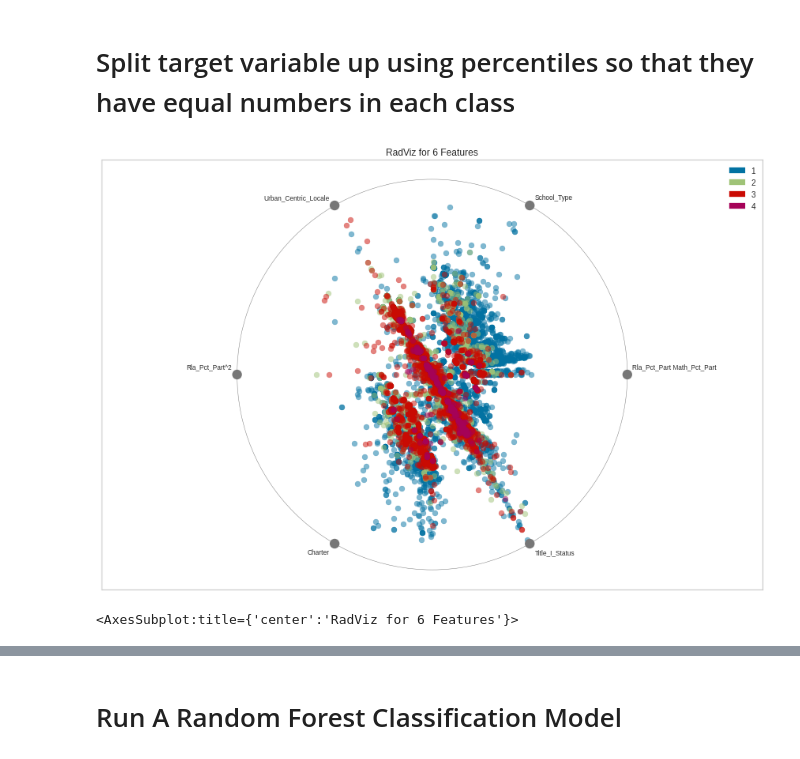
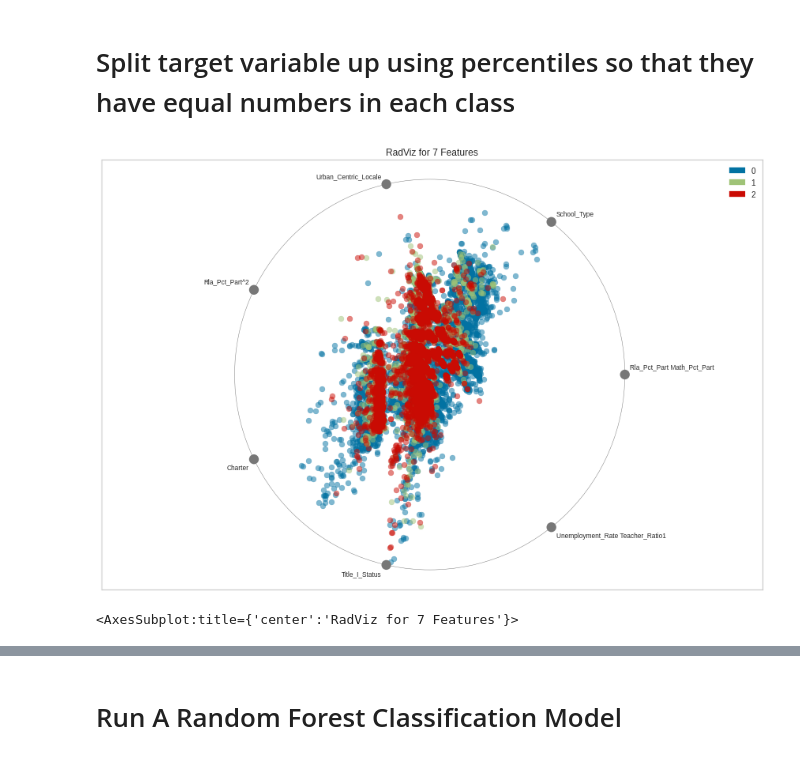
Before and after one commit to georgetown-analytics/student-outcomes, a Jupyter notebook: notebooks/feature_engineering_1.ipynb, the cells around one changed output, grey strips where cells are left out. Drawn from its saved outputs; the diff is of its cells as text; code cells hidden in the pictures.

Commit message:
Defining classification classes

```diff
--- a/notebooks/feature_engineering_1.ipynb
+++ b/notebooks/feature_engineering_1.ipynb
@@ -219,9 +219,9 @@ from sklearn.linear_model import Lasso
 onehotter = OneHotEncoder(drop_last=True,variables=categoricals)
 Xtrain_transformed = onehotter.fit_transform(Xtrain)
 labels = list(map(lambda s: s.title(), Xtrain_transformed.columns.tolist()))
-viz_rf = FeatureImportances(pipe2._final_estimator, labels=labels, relative=True,size=(1080,720),topn=60)
+viz_rf = FeatureImportances(pipe2._final_estimator, labels=labels, relative=True,size=(1080,720),topn=40)
 # Fit and show the feature importances
 viz_rf.fit(Xtrain, ytrain)
-viz_rf.fig.savefig("../figures/RandomForest_Feature_Importances_DatasetB.png")
+viz_rf.fig.savefig("../figures/feature_importance_random_forest_datasetB.png")
 plt.title(viz_rf._get_topn_title())
 # %% [output]
@@ -344,7 +293,7 @@ df['Rla_Pct_Part^2'] = df.Rla_Pct_Part * df.Rla_Pct_Part
 df['Rla_Pct_Part Math_Pct_Part'] = df.Rla_Pct_Part * df.Math_Pct_Part
 df['Free_Lunch_Teacher_Ratio1'] = df.Free_Lunch * df.Teacher_Ratio1
 df['Unemployment_Rate_Num_Grades'] = df.Unemployment_Rate * df.Num_Grades
-df['Unemployment_Rate_Teacher_Ratio1'] = df.Unemployment_Rate * df.Teacher_Ratio1
+df['Unemployment_Rate Teacher_Ratio1'] = df.Unemployment_Rate * df.Teacher_Ratio1
 # %% [markdown]
 # Re-run Model On Reduced Feature Set
 # %%
@@ -474,6 +406,6 @@ Xtrain.head()
 | 6980 | 58 | 36.502930 | 42.0 | 3.0 | 1.0 | 9.0 | ... |
 | 51783 | 75 | 40.724238 | 11.0 | 4.0 | 1.0 | 6.0 | ... |
 # %%
-features = ['Rla_Pct_Part Math_Pct_Part', 'School_Type','Urban_Centric_Locale','Rla_Pct_Part^2','Charter','Title_I_Status']
+features = ['Rla_Pct_Part Math_Pct_Part', 'School_Type','Urban_Centric_Locale','Rla_Pct_Part^2','Charter','Title_I_Status','Unemployment_Rate Teacher_Ratio1']
 Xtrain[features]
 # %% [output]
@@ -510,16 +442,16 @@ visualizer.show()
 # Split target variable up using percentiles so that they have equal numbers in each class
 # %%
 # Split our target variable up into classes
-grad_rate_classes = np.percentile(ytrain,[0,33,66,100])
+grad_rate_classes = np.percentile(ytrain,[33,66])
 ytrain_classes = np.digitize(ytrain,bins=grad_rate_classes)
 ytest_classes = np.digitize(ytest,bins=grad_rate_classes)
 visualizer = RadViz(classes=None,alpha=0.5, features=features, size=(1080, 720))
 visualizer.fit(Xtrain[features], ytrain_classes)
 visualizer.transform(Xtrain[features])
 visualizer.show()
 # %% [output]
-[figure, old version]
+[figure, new version]
-<AxesSubplot:title={'center':'RadViz for 6 Features'}>
+<AxesSubplot:title={'center':'RadViz for 7 Features'}>
 # %%
 print(grad_rate_classes)
 print(ytrain.describe())
```
Also changed, not shown: parts of 13 cells of this notebook, 4 other files.
